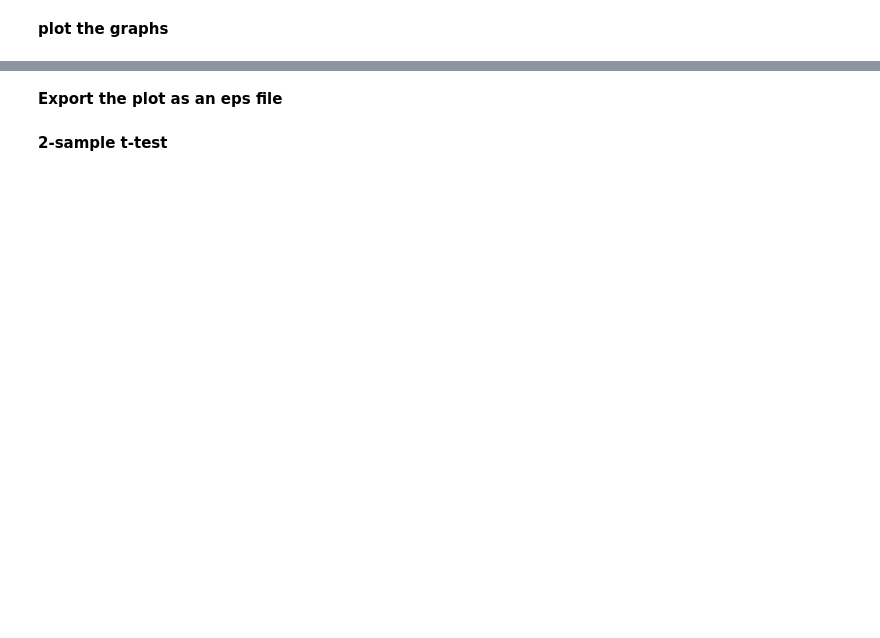
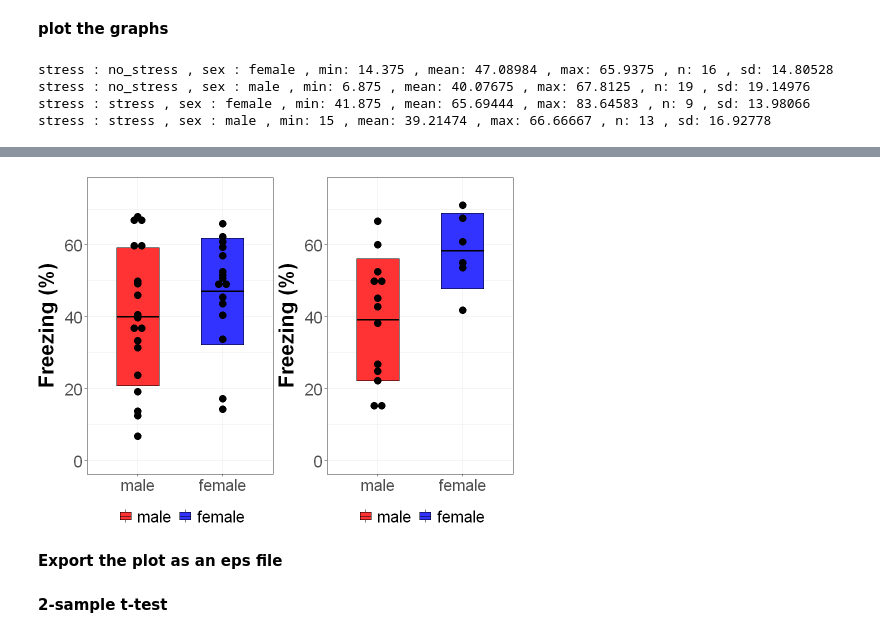
Before and after one commit to wataruito/synchro_freeze, a Jupyter notebook: 03r_analysis.ipynb, the cells around one changed output, grey strips where cells are left out. Saved outputs shown, nothing was run; the diff lists cells and outputs as text; code cells hidden in the pictures; blank space fills up the shorter version.

```diff
--- a/03r_analysis.ipynb
+++ b/03r_analysis.ipynb
@@ -415,0 +593,6 @@ dis_summary(df.freeze)
+# %%
+df.set1['fz_ave'] = (df.set1['fz_sub1'] + df.set1['fz_sub2']) / 2
+
+#######################################
+# Display summary
+dis_summary(df.set1)
@@ -416,32 +620,52 @@ dis_summary(df.freeze)
 # %% [markdown]
 **plot the graphs**
 # %%
-box_plot <- function(df.input, x1_col_label, y_col_label, x2_col_label, x2_col_value, yaxis_label){
+###################################################################################################
+# Function box_plot
+###################################################################################################
+box_plot <- function(df.input, x1_col, y_col, select_col, select_value, yaxis_label){
     #######################################################
     # parameters to adjust graph
-    # graph width x hight
-#     plot_width = 8
-#     plot_hight = 6
+    # graph width x height
+    # plot_width = 8
+    # plot_height = 6
 
     # dotplot
     dp_binwidth=0.7
     dp_dotsize=3
 
     # y limits
-    ylim1 = -2
-    ylim2 = 90
+    ylim1 = 0
+    ylim2 = 75
+
+#     ylim1 = -2
+#     ylim2 = 90
     #######################################################
 
     # get column name
-    x1 <- names(df.input)[which (colnames(df.input)==x1_col_label)]
-    x2 <- names(df.input)[which (colnames(df.input)==x2_col_label)]
-    y <- names(df.input)[which (colnames(df.input)==y_col_label)]
+    x1 <- names(df.input)[which (colnames(df.input)==x1_col)]
+    x2 <- names(df.input)[which (colnames(df.input)==select_col)]
+    y <- names(df.input)[which (colnames(df.input)==y_col)]
 
     # set the size of final plot
-    # options(repr.plot.width=plot_width, repr.plot.height=plot_hight)
+    # options(repr.plot.width=plot_width, repr.plot.height=plot_height)
+
+    df.temp = df.input[df.input[,x2]==select_value,]
+
+    for (x1_value in unique(df.temp[,x1])){
+        #print(min(df.temp[df.temp[,x1]==x1_value,y]))
+        cat(x2,":",select_value,",", x1,":",x1_value,
+            ", min:",min(df.temp[df.temp[,x1]==x1_value,y]),
+            ", mean:",mean(df.temp[df.temp[,x1]==x1_value,y]),
+            ", max:",max(df.temp[df.temp[,x1]==x1_value,y]),
+            ", n:",length(df.temp[df.temp[,x1]==x1_value,y]),
+            ", sd:",sd(df.temp[df.temp[,x1]==x1_value,y]),
+            "\n")
+    }
+
 
     # set data frame and axes
-    ggp.output <- ggplot(df.input[df.input[,x2]==x2_col_value,], aes_string(x=x1, y=y, fill=x1))+
+    ggp.output <- ggplot(df.temp, aes_string(x=x1, y=y, fill=x1))+
         # add boxplot with mean and SEM (MeanSEM) or SD (MeanSD).
         # stat_summary(fun.data=MeanSEM, geom="boxplot", colour="black", width=0.6)+
         stat_summary(fun.data=MeanSD, geom="boxplot", colour="black", width=0.5)+
@@ -474,13 +698,23 @@ box_plot <- function(df.input, x1_col_label, y_col_label, x2_col_label, x2_col_v
     return(ggp.output)
 }
 
-out2_1 = box_plot(df.freeze, "sex","freeze", "stress", "no_stress","Freezing (%)")
-out2_2 = box_plot(df.freeze, "sex","freeze", "stress", "stress","Freezing (%)")
+###################################################################################################
+# START HERE
+###################################################################################################
+
+
+out2_1 = box_plot(df.set1, "sex","fz_ave", "stress", "no_stress","Freezing (%)")
+out2_2 = box_plot(df.set1, "sex","fz_ave", "stress", "stress","Freezing (%)")
 
 # plot the two plots
-# set the size of final plot, width x hight
+# set the size of final plot, width x height
 plot_width = 8
-plot_hight = 6
-options(repr.plot.width=plot_width, repr.plot.height=plot_hight)
+plot_height = 6
+options(repr.plot.width=plot_width, repr.plot.height=plot_height)
 
 ggarrange(out2_1, out2_2, ncol=2)
+# %% [output]
+stress : no_stress , sex : female , min: 14.375 , mean: 47.08984 , max: 65.9375 , n: 16 , sd: 14.80528
+stress : no_stress , sex : male , min: 6.875 , mean: 40.07675 , max: 67.8125 , n: 19 , sd: 19.14976
+stress : stress , sex : female , min: 41.875 , mean: 65.69444 , max: 83.64583 , n: 9 , sd: 13.98066
+stress : stress , sex : male , min: 15 , mean: 39.21474 , max: 66.66667 , n: 13 , sd: 16.92778
@@ -487,3 +725,4 @@ ggarrange(out2_1, out2_2, ncol=2)
+[figure, added]
 # %% [markdown]
 **Export the plot as an eps file**
 # %%
```
Also changed, not shown: parts of 117 cells of this notebook, 4 other files.
